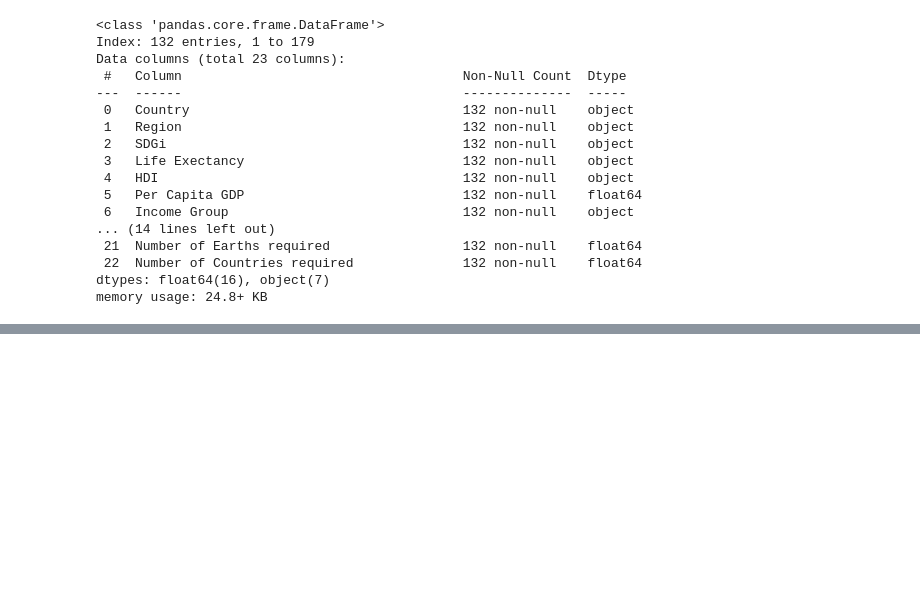
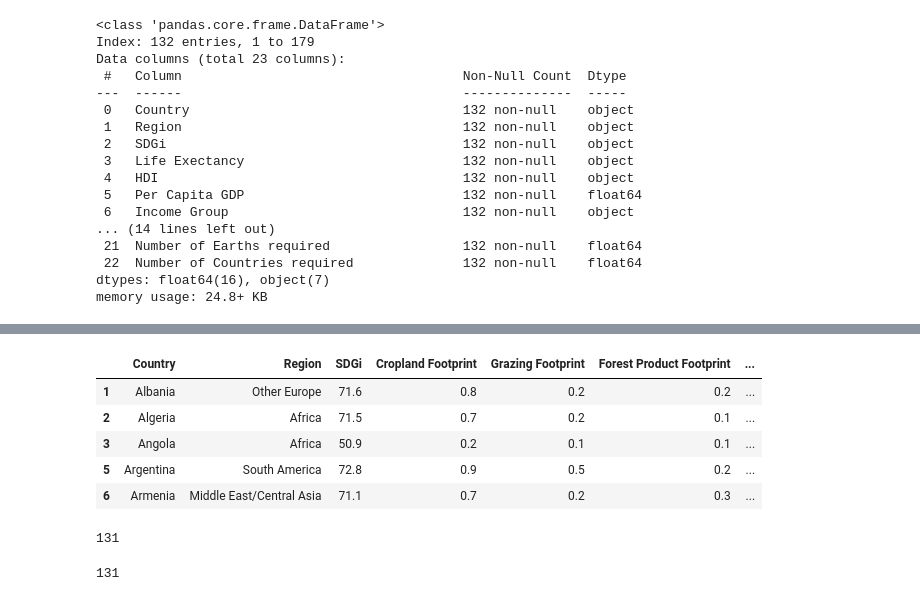
Before and after one commit to mattcat1221/Ecological-Footprint-Analysis, a Jupyter notebook: ETL.ipynb, the cells around one changed output, grey strips where cells are left out. Drawn from its saved outputs; the diff is of its cells as text; code cells hidden in the pictures; blank space fills up the shorter version.

```diff
--- a/ETL.ipynb
+++ b/ETL.ipynb
@@ -114,0 +248,16 @@ memory usage: 24.8+ KB
+# %%
+land_df = df[['Country', 'Region', 'SDGi', 'Cropland Footprint', 'Grazing Footprint',
+       'Forest Product Footprint', 'Carbon Footprint', 'Fish Footprint',
+       'Built up land', 'Total Ecological Footprint (Consumption)', 'Cropland',
+       'Grazing land', 'Forest land', 'Fishing ground', 'Total biocapacity ',
+       'Ecological (Deficit) or Reserve', 'Number of Earths required',
+       'Number of Countries required']]
+# %%
+land_df.head()
+# %% [output]
+|  | Country | Region | SDGi | Cropland Footprint | Grazing Footprint | Forest Product Footprint | ... |
+| 1 | Albania | Other Europe | 71.6 | 0.8 | 0.2 | 0.2 | ... |
+| 2 | Algeria | Africa | 71.5 | 0.7 | 0.2 | 0.1 | ... |
+| 3 | Angola | Africa | 50.9 | 0.2 | 0.1 | 0.1 | ... |
+| 5 | Argentina | South America | 72.8 | 0.9 | 0.5 | 0.2 | ... |
+| 6 | Armenia | Middle East/Central Asia | 71.1 | 0.7 | 0.2 | 0.3 | ... |
@@ -114,0 +268,8 @@ memory usage: 24.8+ KB
+# %%
+people_df.to_sql('people', conn)
+# %% [output]
+131
+# %%
+land_df.to_sql('land', conn)
+# %% [output]
+131
```
Also changed, not shown: parts of 20 cells of this notebook, 1 other file.
